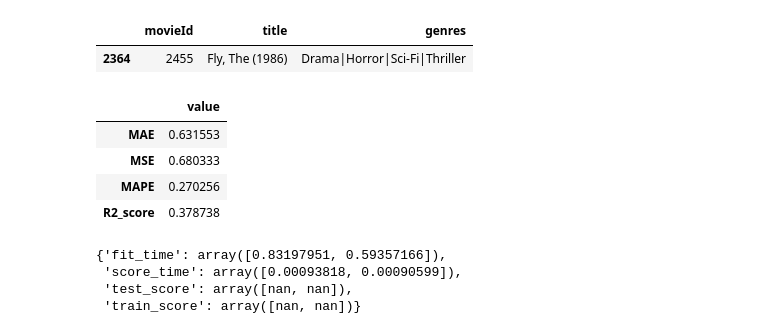
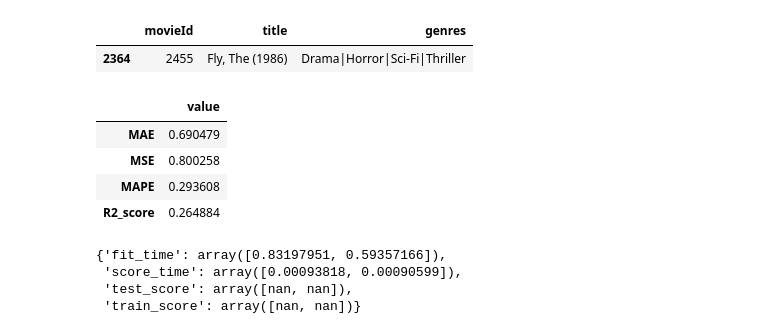
Before and after one commit to aleks-haksly/Simulative, a Jupyter notebook: ML/recomendation.ipynb, the cells around one changed output. Drawn from its saved outputs; the diff is of its cells as text; code cells hidden in the pictures.

```diff
--- a/ML/recomendation.ipynb
+++ b/ML/recomendation.ipynb
@@ -191,7 +191,7 @@ pipe = Pipeline(
 # %%
 final_pipe = Pipeline(
     [
-        ("Custom_transformer", CustomTransformer(movies_data=movies_df)),
+        ("Custom_transformer", CustomTransformer2(movies_data=movies_df)),
         ("OneHotEncoder", col_transformer),
         ("linear_regression", LinearRegression())
     ]
@@ -220,21 +220,19 @@ def evaluate_model(y_true, y_predicted):
   },
   orient='index', columns=['value'])
   return result
-# %%
-pipe.fit(X_train, y_train).transform(X_test).isna().sum()
 # %%
 movies_df.query("movieId == 2455")
 # %% [output]
 |  | movieId | title | genres |
 | 2364 | 2455 | Fly, The (1986) | Drama|Horror|Sci-Fi|Thriller |
 # %%
-evaluate_model(y_, final_pipe.fit(X_, y_).predict(X_))
+evaluate_model(y_test, final_pipe.fit(X_train, y_train).predict(X_test))
 # %% [output]
 |  | value |
-| MAE | 0.631553 |
-| MSE | 0.680333 |
-| MAPE | 0.270256 |
-| R2_score | 0.378738 |
+| MAE | 0.690479 |
+| MSE | 0.800258 |
+| MAPE | 0.293608 |
+| R2_score | 0.264884 |
 # %%
 from sklearn.model_selection import KFold
 
```
Also changed, not shown: parts of 3 cells of this notebook.
